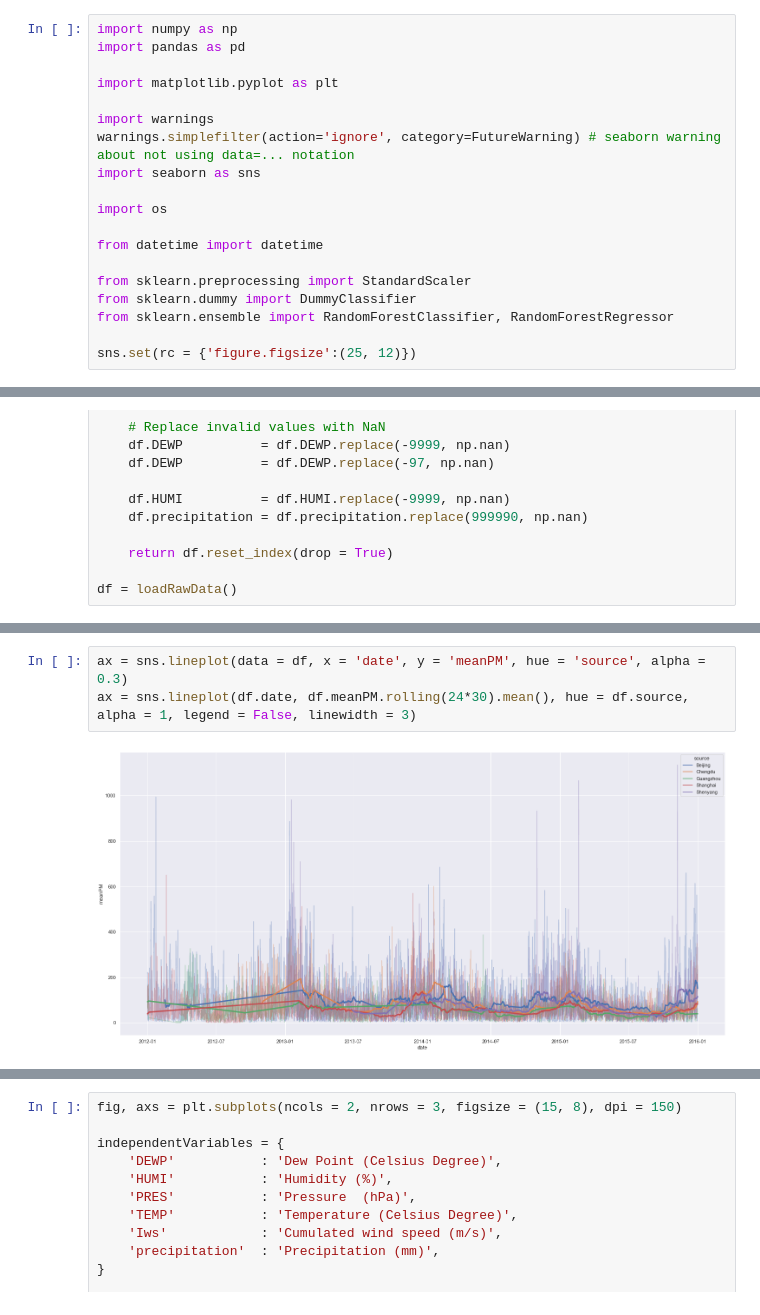
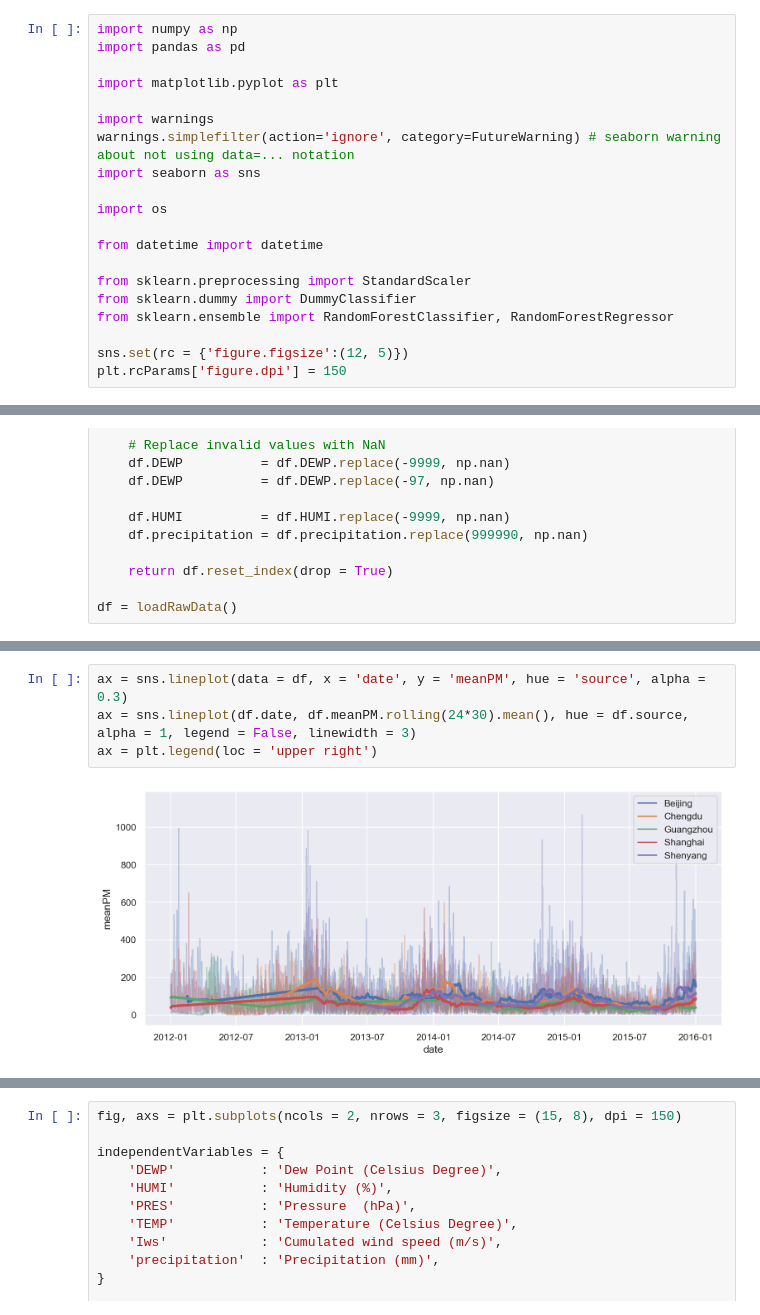
Before and after one commit to Szmariu/particulate-matters, a Jupyter notebook: final_analysis.ipynb, the cells around one changed output, grey strips where cells are left out. Cells and saved outputs as stored; diff of their text form.

Commit message:
descriptions for the plots

```diff
--- a/final_analysis.ipynb
+++ b/final_analysis.ipynb
@@ -44,7 +55,8 @@ from sklearn.preprocessing import StandardScaler
 from sklearn.dummy import DummyClassifier
 from sklearn.ensemble import RandomForestClassifier, RandomForestRegressor
 
-sns.set(rc = {'figure.figsize':(25, 12)})
+sns.set(rc = {'figure.figsize':(12, 5)})
+plt.rcParams['figure.dpi'] = 150
 # %%
 def loadRawData():
     # Loading each csv into the list and concat them into one dataframe in one step
@@ -93,5 +106,6 @@ df = loadRawData()
 # %%
 ax = sns.lineplot(data = df, x = 'date', y = 'meanPM', hue = 'source', alpha = 0.3)
 ax = sns.lineplot(df.date, df.meanPM.rolling(24*30).mean(), hue = df.source, alpha = 1, legend = False, linewidth = 3)
+ax = plt.legend(loc = 'upper right')
 # %% [output]
-[figure, old version]
+[figure, new version]
```
Also changed, not shown: parts of 22 cells of this notebook.
